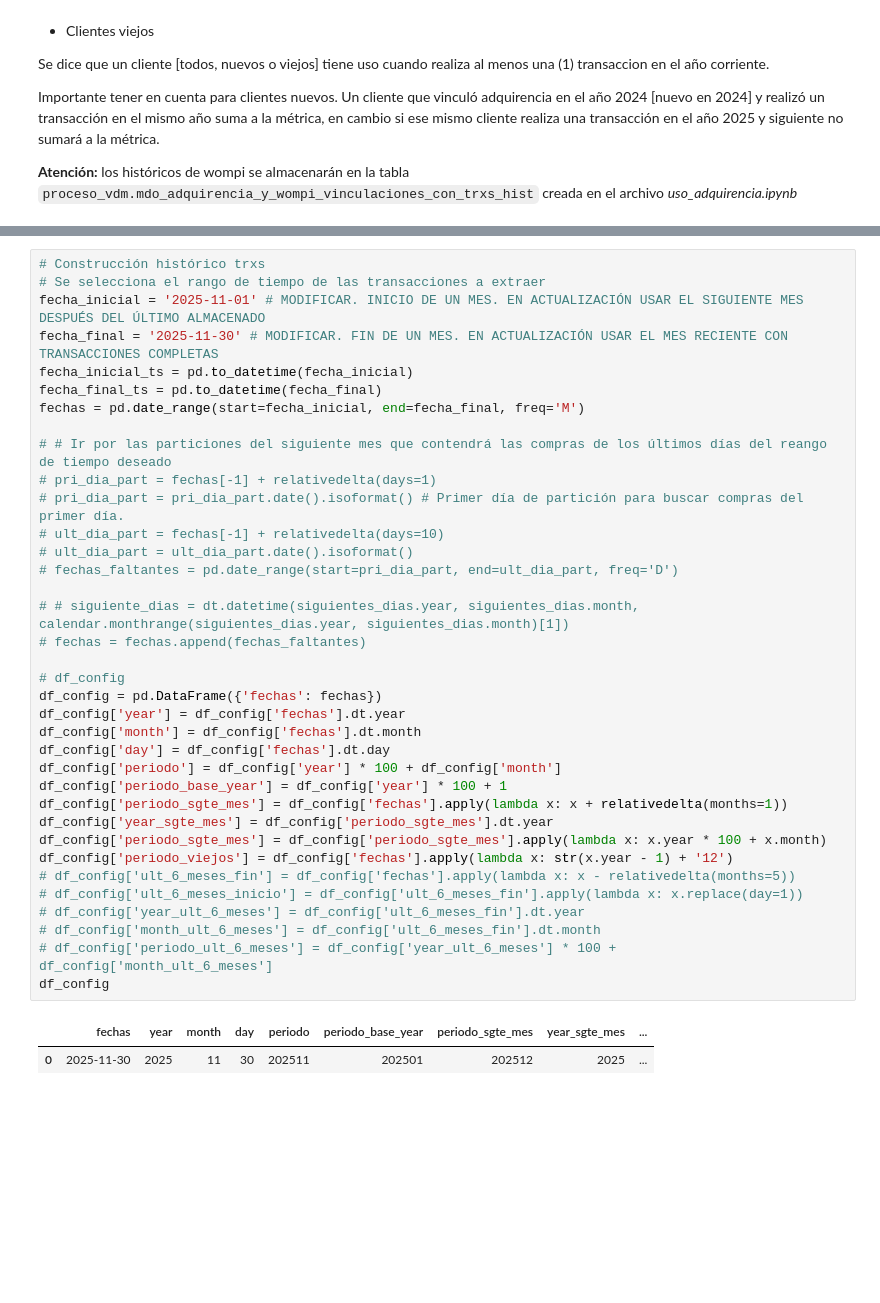
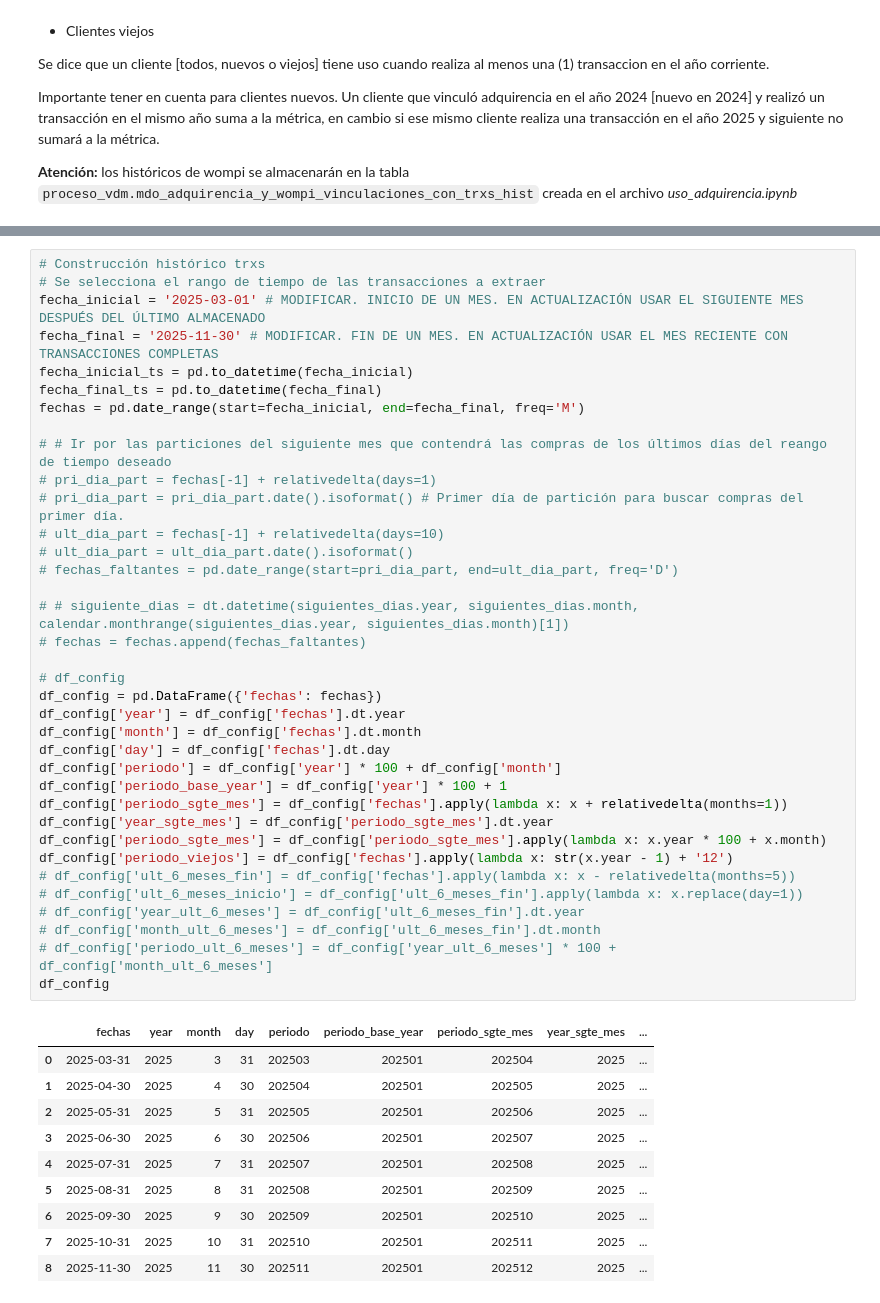
Before and after one commit to Santlond/ADQUIRENCIA_FERIA_EVA_github, a Jupyter notebook: uso_wompy.ipynb, the cells around one changed output, grey strips where cells are left out. Cells and saved outputs as stored; diff of their text form; blank space fills up the shorter version.

```diff
--- a/uso_wompy.ipynb
+++ b/uso_wompy.ipynb
@@ -415,7 +313,7 @@ Importante tener en cuenta para clientes nuevos. Un cliente que vinculó adquire
 # %%
 # Construcción histórico trxs
 # Se selecciona el rango de tiempo de las transacciones a extraer
-fecha_inicial = '2025-11-01' # MODIFICAR. INICIO DE UN MES. EN ACTUALIZACIÓN USAR EL SIGUIENTE MES DESPUÉS DEL ÚLTIMO ALMACENADO
+fecha_inicial = '2025-03-01' # MODIFICAR. INICIO DE UN MES. EN ACTUALIZACIÓN USAR EL SIGUIENTE MES DESPUÉS DEL ÚLTIMO ALMACENADO
 fecha_final = '2025-11-30' # MODIFICAR. FIN DE UN MES. EN ACTUALIZACIÓN USAR EL MES RECIENTE CON TRANSACCIONES COMPLETAS
 fecha_inicial_ts = pd.to_datetime(fecha_inicial)
 fecha_final_ts = pd.to_datetime(fecha_final)
@@ -423,34 +321,42 @@ fechas = pd.date_range(start=fecha_inicial, end=fecha_final, freq='M')
 
 # # Ir por las particiones del siguiente mes que contendrá las compras de los últimos días del reango de tiempo deseado
 # pri_dia_part = fechas[-1] + relativedelta(days=1)
 # pri_dia_part = pri_dia_part.date().isoformat() # Primer día de partición para buscar compras del primer día.
 # ult_dia_part = fechas[-1] + relativedelta(days=10)
 # ult_dia_part = ult_dia_part.date().isoformat()
 # fechas_faltantes = pd.date_range(start=pri_dia_part, end=ult_dia_part, freq='D')
 
 # # siguiente_dias = dt.datetime(siguientes_dias.year, siguientes_dias.month, calendar.monthrange(siguientes_dias.year, siguientes_dias.month)[1])
 # fechas = fechas.append(fechas_faltantes)
 
 # df_config
 df_config = pd.DataFrame({'fechas': fechas})
 df_config['year'] = df_config['fechas'].dt.year
 df_config['month'] = df_config['fechas'].dt.month
 df_config['day'] = df_config['fechas'].dt.day
 df_config['periodo'] = df_config['year'] * 100 + df_config['month']
 df_config['periodo_base_year'] = df_config['year'] * 100 + 1
 df_config['periodo_sgte_mes'] = df_config['fechas'].apply(lambda x: x + relativedelta(months=1))
 df_config['year_sgte_mes'] = df_config['periodo_sgte_mes'].dt.year
 df_config['periodo_sgte_mes'] = df_config['periodo_sgte_mes'].apply(lambda x: x.year * 100 + x.month)
 df_config['periodo_viejos'] = df_config['fechas'].apply(lambda x: str(x.year - 1) + '12')
 # df_config['ult_6_meses_fin'] = df_config['fechas'].apply(lambda x: x - relativedelta(months=5))
 # df_config['ult_6_meses_inicio'] = df_config['ult_6_meses_fin'].apply(lambda x: x.replace(day=1))
 # df_config['year_ult_6_meses'] = df_config['ult_6_meses_fin'].dt.year
 # df_config['month_ult_6_meses'] = df_config['ult_6_meses_fin'].dt.month
 # df_config['periodo_ult_6_meses'] = df_config['year_ult_6_meses'] * 100 + df_config['month_ult_6_meses']
 df_config
 # %% [output]
 |  | fechas | year | month | day | periodo | periodo_base_year | periodo_sgte_mes | year_sgte_mes | ... |
-| 0 | 2025-11-30 | 2025 | 11 | 30 | 202511 | 202501 | 202512 | 2025 | ... |
+| 0 | 2025-03-31 | 2025 | 3 | 31 | 202503 | 202501 | 202504 | 2025 | ... |
+| 1 | 2025-04-30 | 2025 | 4 | 30 | 202504 | 202501 | 202505 | 2025 | ... |
+| 2 | 2025-05-31 | 2025 | 5 | 31 | 202505 | 202501 | 202506 | 2025 | ... |
+| 3 | 2025-06-30 | 2025 | 6 | 30 | 202506 | 202501 | 202507 | 2025 | ... |
+| 4 | 2025-07-31 | 2025 | 7 | 31 | 202507 | 202501 | 202508 | 2025 | ... |
+| 5 | 2025-08-31 | 2025 | 8 | 31 | 202508 | 202501 | 202509 | 2025 | ... |
+| 6 | 2025-09-30 | 2025 | 9 | 30 | 202509 | 202501 | 202510 | 2025 | ... |
+| 7 | 2025-10-31 | 2025 | 10 | 31 | 202510 | 202501 | 202511 | 2025 | ... |
+| 8 | 2025-11-30 | 2025 | 11 | 30 | 202511 | 202501 | 202512 | 2025 | ... |
 # %%
 dict_ult_ing_wompi_merch = helper.obtener_ultima_ingestion('resultados_wompi.wompi_merchants')
 dict_ult_ing_wompi_merch
```
Also changed, not shown: parts of 21 cells of this notebook, 30 other files.
